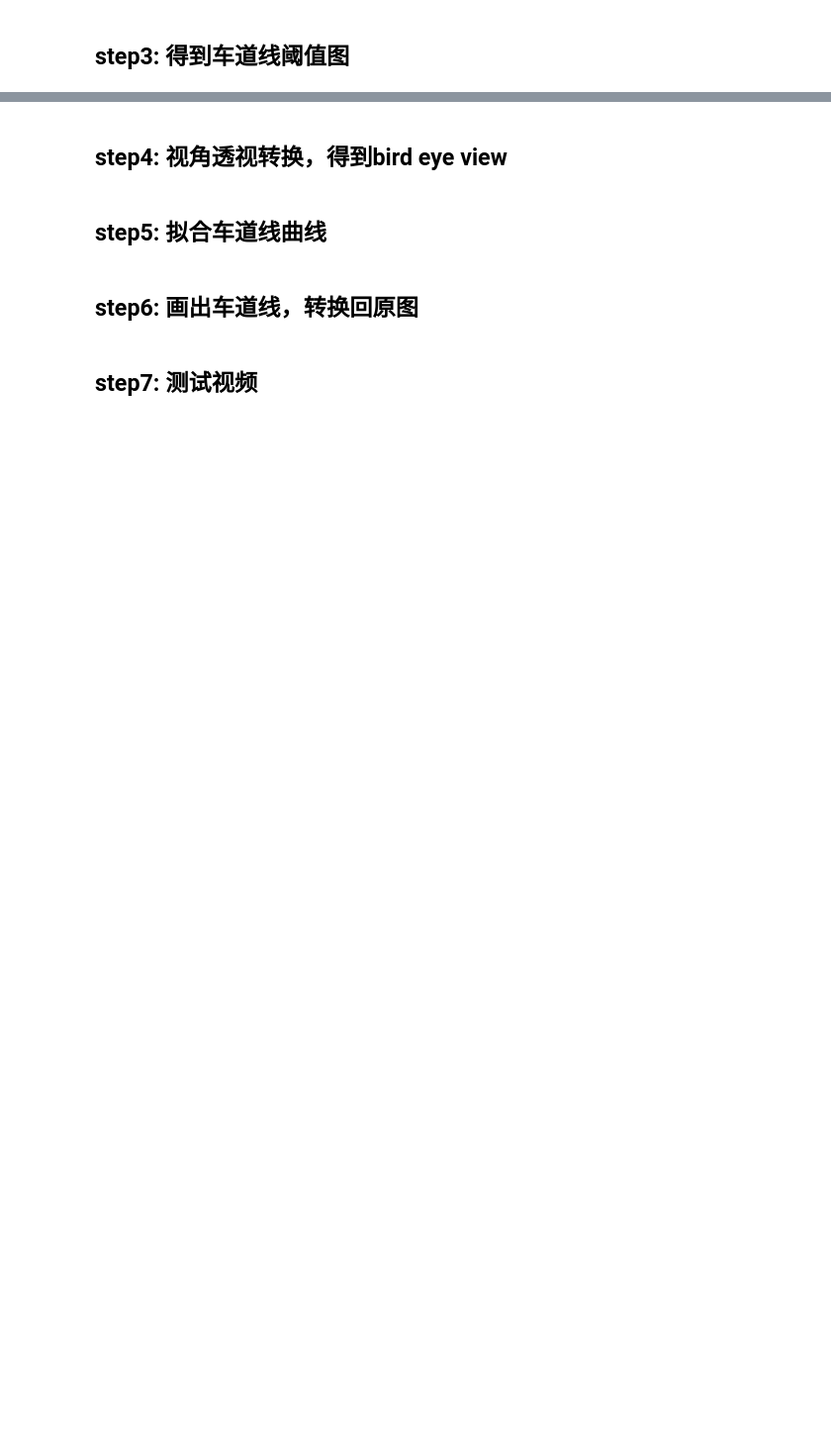
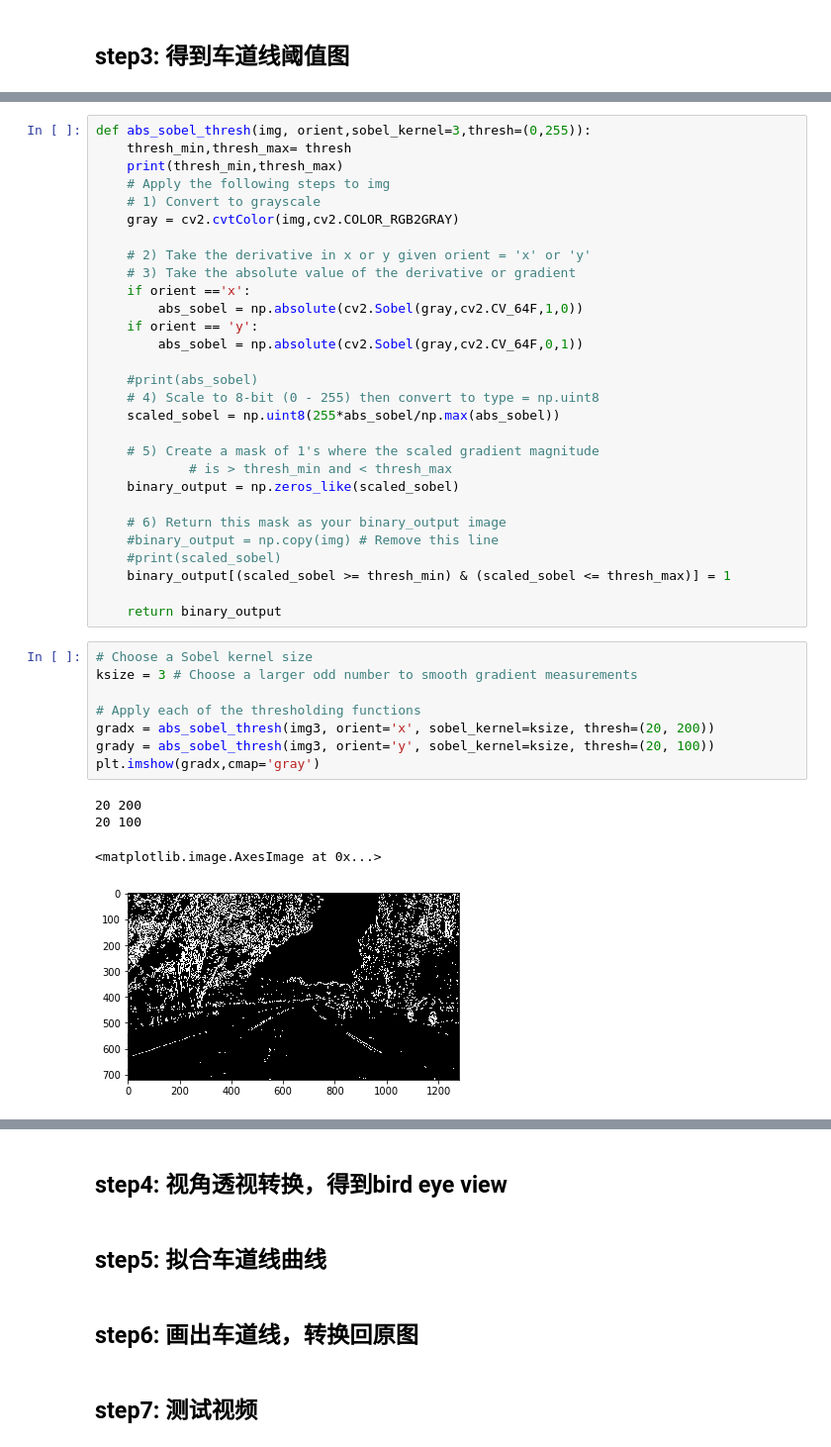
Before and after one commit to luteresa/P2_CarND-Advanced-Lane-Lines, a Jupyter notebook: Advanced_Lane_Finding.ipynb, the cells around one changed output, grey strips where cells are left out. Shown at 99% size. Saved outputs shown, nothing was run; the diff lists cells and outputs as text; blank space fills up the shorter version.

```diff
--- a/Advanced_Lane_Finding.ipynb
+++ b/Advanced_Lane_Finding.ipynb
@@ -128,0 +139,42 @@ plt.subplots_adjust(left=0., right=1, top=0.9, bottom=0.)
+# %%
+def abs_sobel_thresh(img, orient,sobel_kernel=3,thresh=(0,255)):
+    thresh_min,thresh_max= thresh
+    print(thresh_min,thresh_max)
+    # Apply the following steps to img
+    # 1) Convert to grayscale
+    gray = cv2.cvtColor(img,cv2.COLOR_RGB2GRAY)
+
+    # 2) Take the derivative in x or y given orient = 'x' or 'y'
+    # 3) Take the absolute value of the derivative or gradient
+    if orient =='x':
+        abs_sobel = np.absolute(cv2.Sobel(gray,cv2.CV_64F,1,0))
+    if orient == 'y':
+        abs_sobel = np.absolute(cv2.Sobel(gray,cv2.CV_64F,0,1))
+
+    #print(abs_sobel)
+    # 4) Scale to 8-bit (0 - 255) then convert to type = np.uint8
+    scaled_sobel = np.uint8(255*abs_sobel/np.max(abs_sobel))
+
+    # 5) Create a mask of 1's where the scaled gradient magnitude
+            # is > thresh_min and < thresh_max
+    binary_output = np.zeros_like(scaled_sobel)
+
+    # 6) Return this mask as your binary_output image
+    #binary_output = np.copy(img) # Remove this line
+    #print(scaled_sobel)
+    binary_output[(scaled_sobel >= thresh_min) & (scaled_sobel <= thresh_max)] = 1
+
+    return binary_output
+# %%
+# Choose a Sobel kernel size
+ksize = 3 # Choose a larger odd number to smooth gradient measurements
+
+# Apply each of the thresholding functions
+gradx = abs_sobel_thresh(img3, orient='x', sobel_kernel=ksize, thresh=(20, 200))
+grady = abs_sobel_thresh(img3, orient='y', sobel_kernel=ksize, thresh=(20, 100))
+plt.imshow(gradx,cmap='gray')
+# %% [output]
+20 200
+20 100
+<matplotlib.image.AxesImage at 0x...>
+[figure, added]
```
Also changed, not shown: parts of 9 cells of this notebook.
